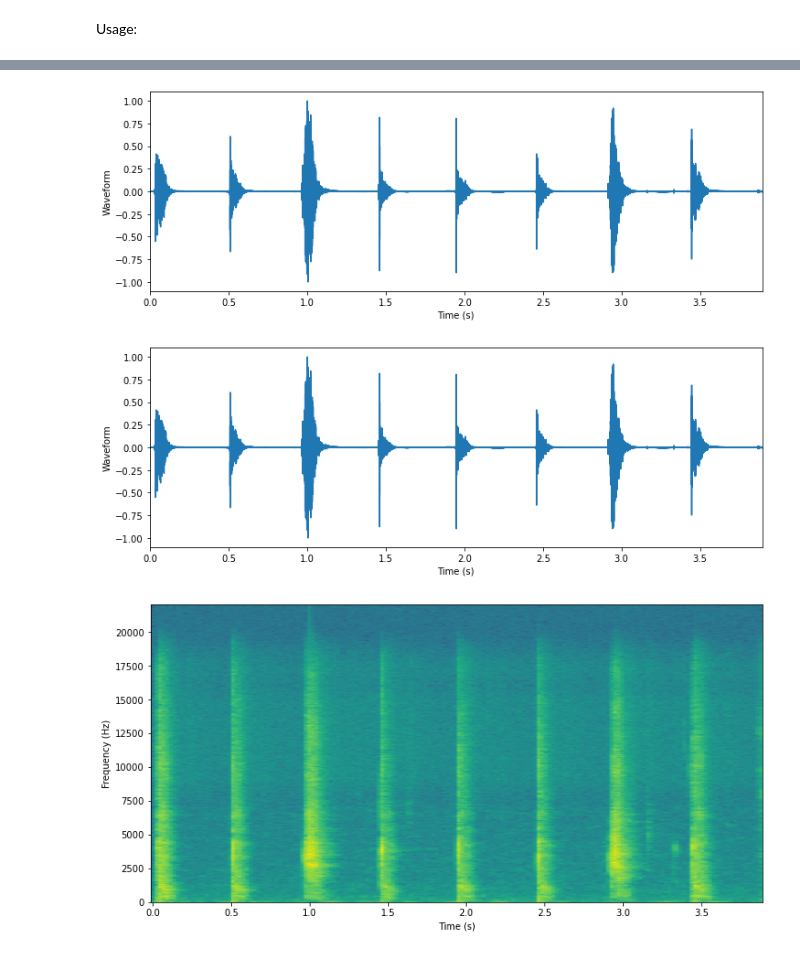
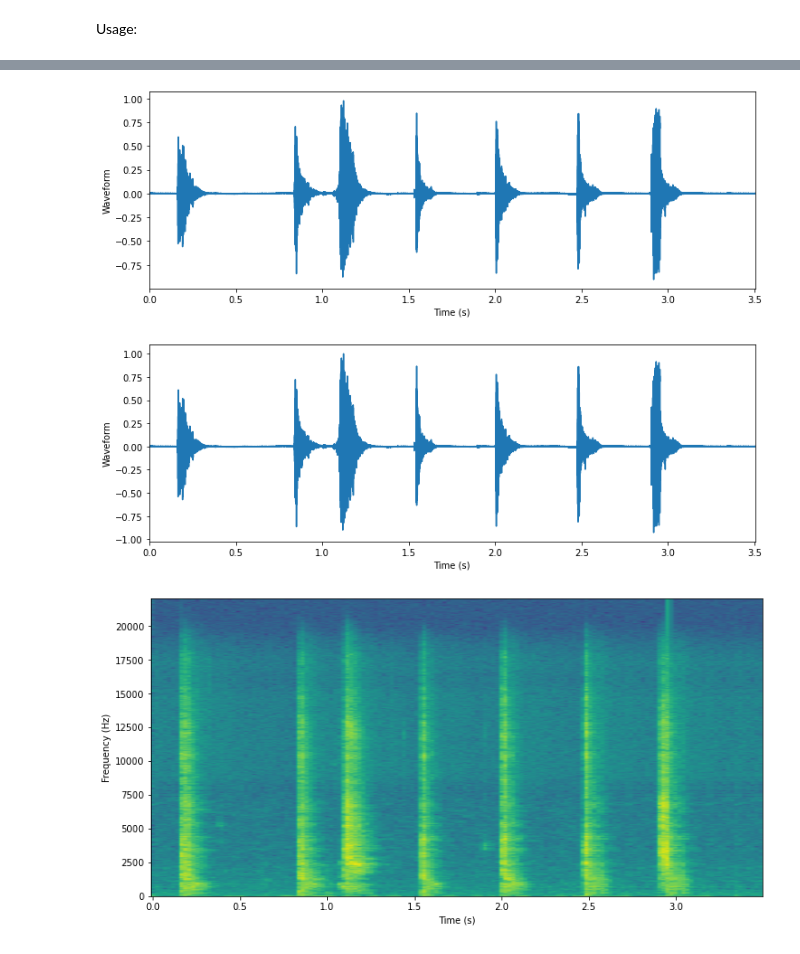
Before and after one commit to magiwanders/BeatBox_Machine, a Jupyter notebook: server_and_process/DSP/Isolated_Functions.ipynb, the cells around one changed output, grey strips where cells are left out. Drawn from its saved outputs; the diff is of its cells as text; code cells hidden in the pictures.

```diff
--- a/server_and_process/DSP/Isolated_Functions.ipynb
+++ b/server_and_process/DSP/Isolated_Functions.ipynb
@@ -21,6 +21,13 @@ AUDIO_0 = '0_ThreeSeparateSounds.wav'
 AUDIO_1 = '1_WellDistinctBeat.wav'
 AUDIO_2 = '2_WellDistinctBeat.wav'
 AUDIO_3 = '3_WellDistinctBeat.wav'
+AUDIO_4 = '4_WellDistinctBeat.wav'
+AUDIO_5 = '5_WellDistinctBeat.wav'
+AUDIO_6 = '6_WellDistinctBeat.wav'
+AUDIO_7 = '7_WellDistinctBeat.wav'
+AUDIO_8 = '8_WellDistinctBeat.wav'
+AUDIO_9 = '9_WellDistinctBeat.wav'
+AUDIO_10 = '10_WellDistinctBeat.wav'
 
 # Returns full path for the audio.
 def full_path(audio_name):
@@ -264,26 +282,26 @@ def peaks_to_divisions(P_x, Fs_nov, x, Fs, lags):
 # %% [markdown]
 Usage:
 # %%
-display_audio(AUDIO_3)
+display_audio(AUDIO_4)
 
 # Load audio
-[x, Fs] = load(AUDIO_3)
+[x, Fs] = load(AUDIO_4)
 #print(Fs)
 plot_samples(x, Fs)
 
 # Normalization of samples
 maxX = np.max(x)
 x = x/maxX
 plot_samples(x, Fs)
 
 # FFT
 [Y_dB, t_axis, f_axis] = spectrogram(x, Fs)
 plot_spectrogram(Y_dB, t_axis, f_axis, 12, 6)
 # %% [output]
 [interactive output not drawn]
-[figure, old version]
+[figure, new version]
-[figure, old version]
+[figure, new version]
-[figure, old version]
+[figure, new version]
 # %%
 # Novelty Function
 nov_x, Fs_nov = compute_novelty(x,Fs=Fs)
```
Also changed, not shown: parts of 5 cells of this notebook, 1 other file.
